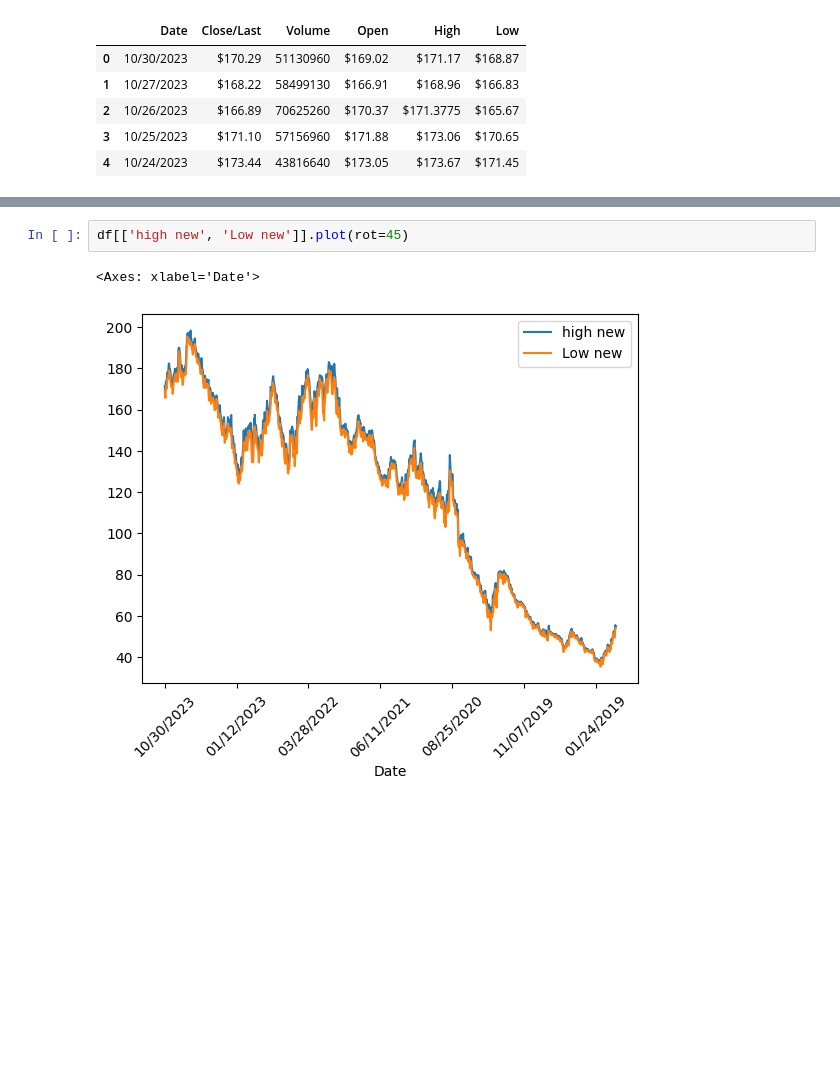
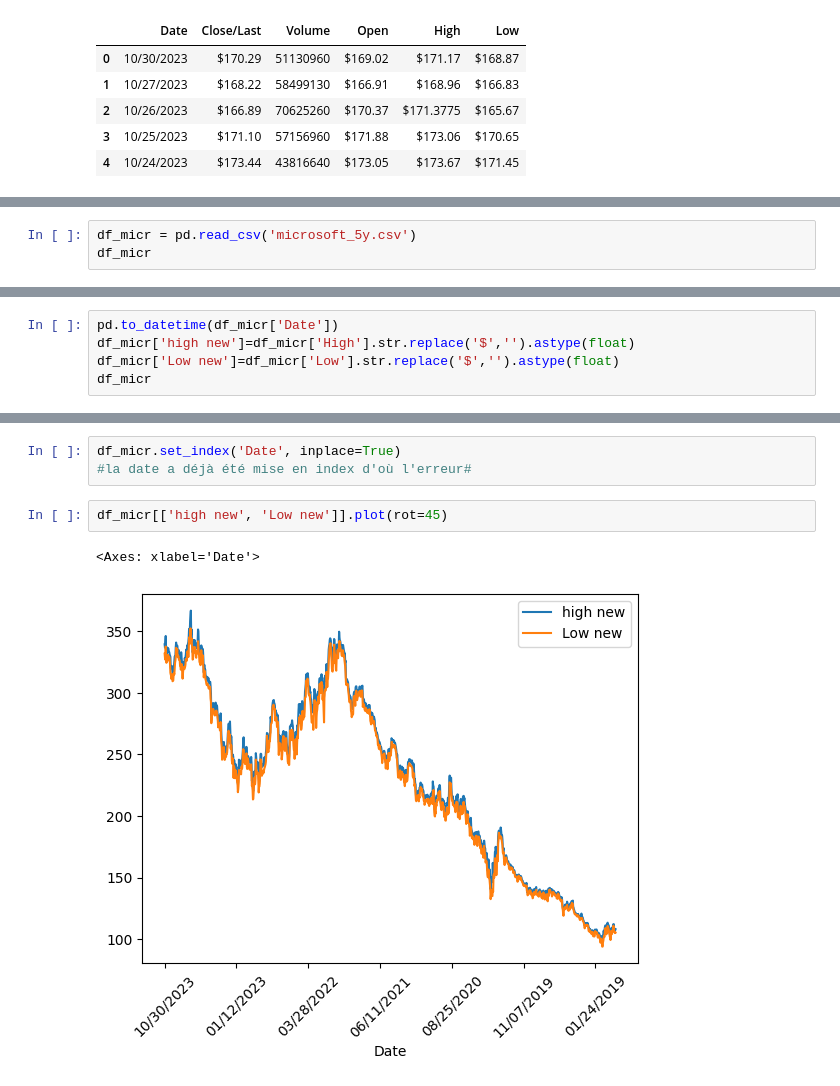
Before and after one commit to guillaume-set/pe-hackathon, a Jupyter notebook: Mila.ipynb, the cells around one changed output, grey strips where cells are left out. Cells and saved outputs as stored; diff of their text form; blank space fills up the shorter version.

Commit message:
mila_microsoft

```diff
--- a/Mila.ipynb
+++ b/Mila.ipynb
@@ -87,0 +95,3 @@ df.set_index('Date', inplace=True)
+# %%
+df_micr = pd.read_csv('microsoft_5y.csv')
+df_micr
@@ -87,0 +112,5 @@ df.set_index('Date', inplace=True)
+# %%
+pd.to_datetime(df_micr['Date'])
+df_micr['high new']=df_micr['High'].str.replace('$','').astype(float)
+df_micr['Low new']=df_micr['Low'].str.replace('$','').astype(float)
+df_micr
@@ -88,5 +131,8 @@ df.set_index('Date', inplace=True)
+# %%
+df_micr.set_index('Date', inplace=True)
+#la date a déjà été mise en index d'où l'erreur#
 # %%
-df[['high new', 'Low new']].plot(rot=45)
+df_micr[['high new', 'Low new']].plot(rot=45)
 # %% [output]
 <Axes: xlabel='Date'>
-[figure, old version]
+[figure, new version]
```
Also changed, not shown: parts of 20 cells of this notebook.
